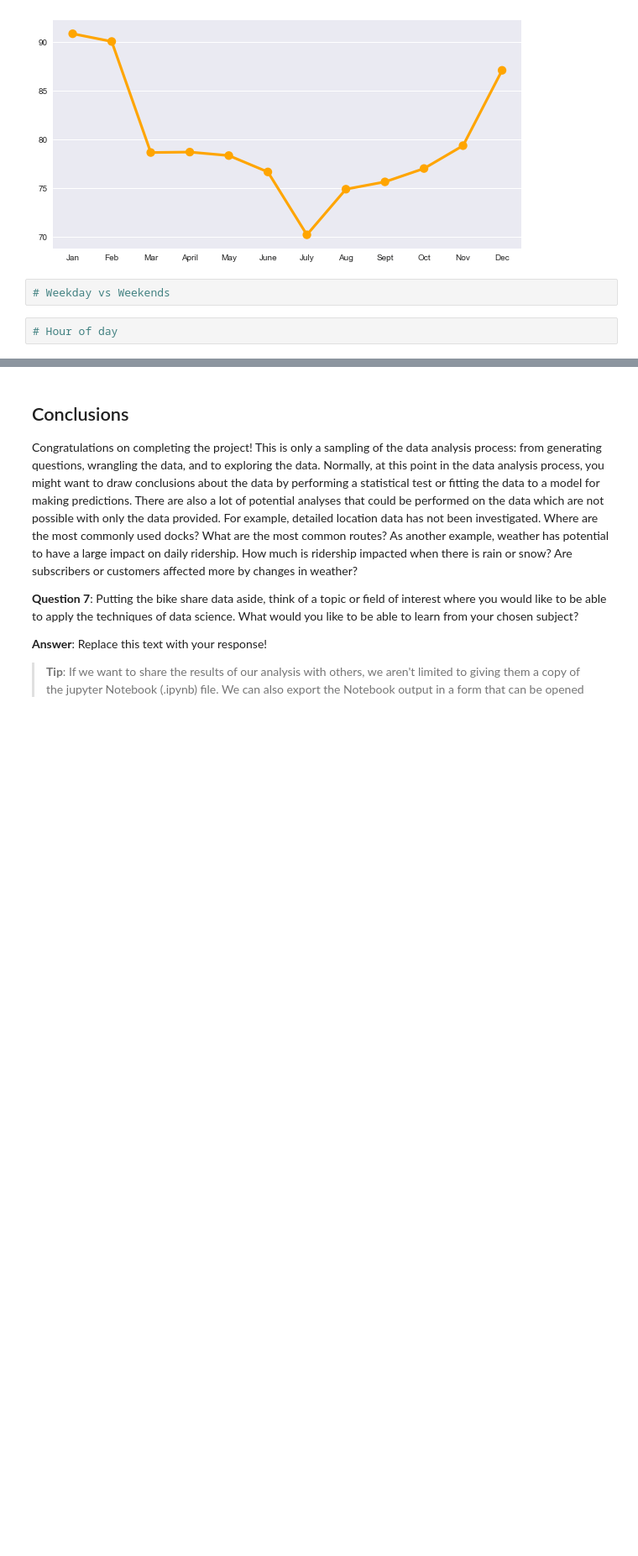
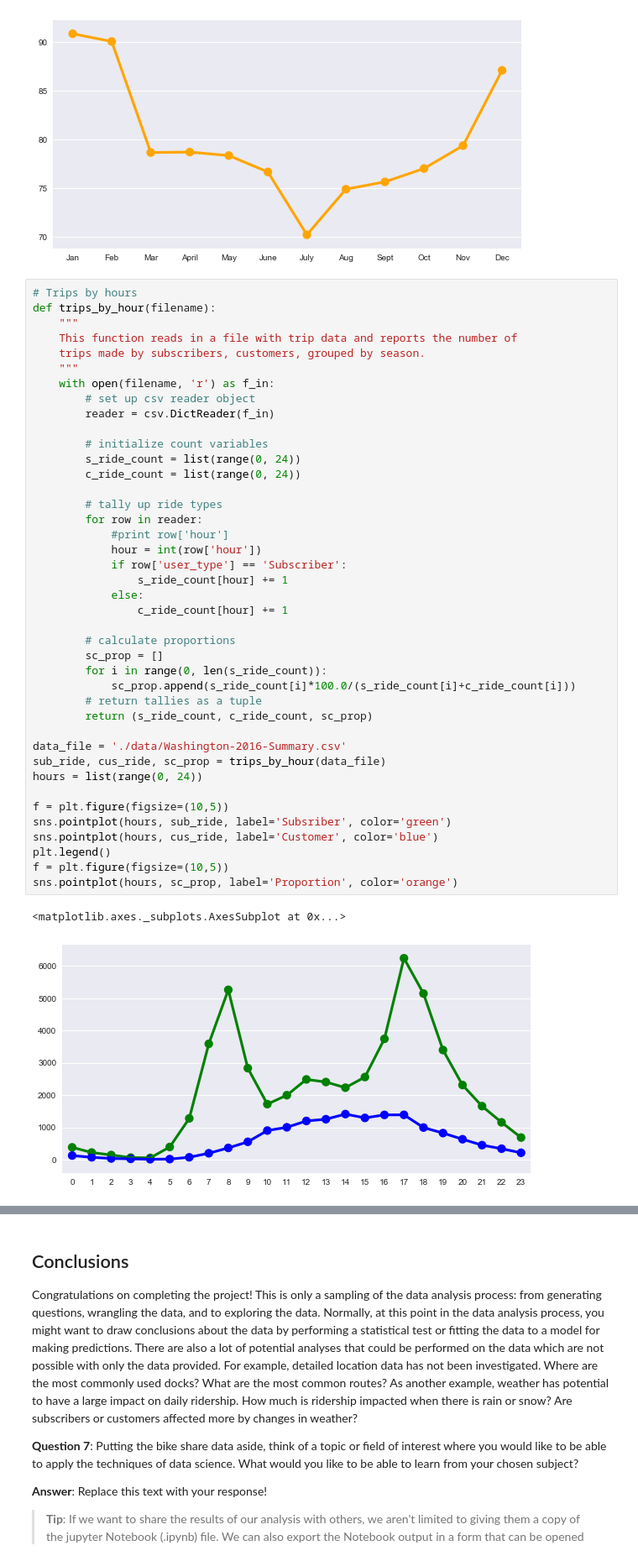
Before and after one commit to alamgirm/us_bike_share, a Jupyter notebook: Bike_Share_Analysis.ipynb, the cells around one changed output, grey strips where cells are left out. Shown at 84% size. Drawn from its saved outputs; the diff is of its cells as text; blank space fills up the shorter version.

```diff
--- a/Bike_Share_Analysis.ipynb
+++ b/Bike_Share_Analysis.ipynb
@@ -723,7 +723,47 @@ sns.pointplot(months, sc_prop, label='Proportion', color='orange')
 <matplotlib.axes._subplots.AxesSubplot at 0x...>
 [figure]
 [figure]
-# %%
-# Weekday vs Weekends
-# %%
-# Hour of day
+# %%
+# Trips by hours
+def trips_by_hour(filename):
+    """
+    This function reads in a file with trip data and reports the number of
+    trips made by subscribers, customers, grouped by season.
+    """
+    with open(filename, 'r') as f_in:
+        # set up csv reader object
+        reader = csv.DictReader(f_in)
+
+        # initialize count variables
+        s_ride_count = list(range(0, 24))
+        c_ride_count = list(range(0, 24))
+
+        # tally up ride types
+        for row in reader:
+            #print row['hour']
+            hour = int(row['hour'])
+            if row['user_type'] == 'Subscriber':
+                s_ride_count[hour] += 1
+            else:
+                c_ride_count[hour] += 1
+
+        # calculate proportions
+        sc_prop = []
+        for i in range(0, len(s_ride_count)):
+            sc_prop.append(s_ride_count[i]*100.0/(s_ride_count[i]+c_ride_count[i]))
+        # return tallies as a tuple
+        return (s_ride_count, c_ride_count, sc_prop)
+
+data_file = './data/Washington-2016-Summary.csv'
+sub_ride, cus_ride, sc_prop = trips_by_hour(data_file)
+hours = list(range(0, 24))
+
+f = plt.figure(figsize=(10,5))
+sns.pointplot(hours, sub_ride, label='Subsriber', color='green')
+sns.pointplot(hours, cus_ride, label='Customer', color='blue')
+plt.legend()
+f = plt.figure(figsize=(10,5))
+sns.pointplot(hours, sc_prop, label='Proportion', color='orange')
+# %% [output]
+<matplotlib.axes._subplots.AxesSubplot at 0x...>
+[figure, added]
```
Also changed, not shown: parts of 6 cells of this notebook.
